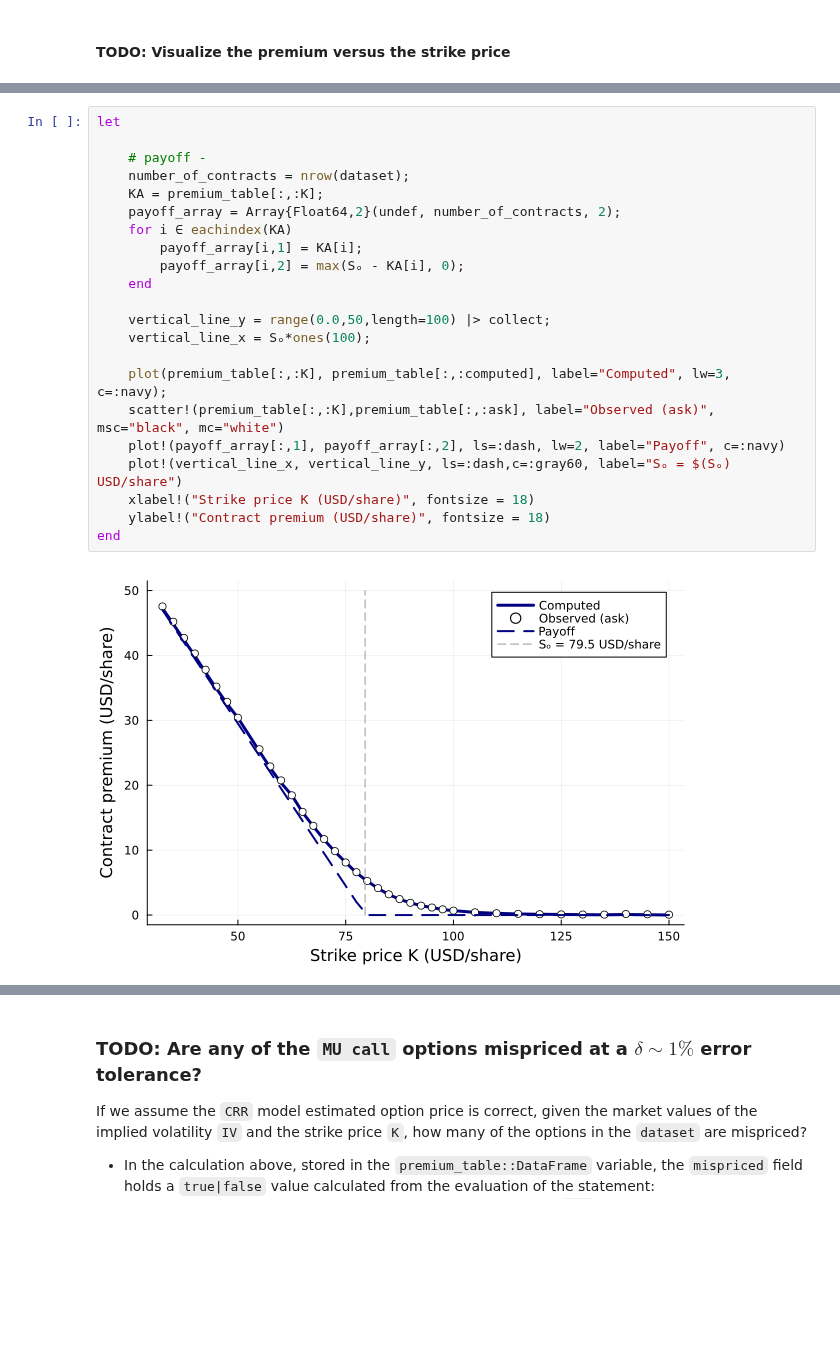
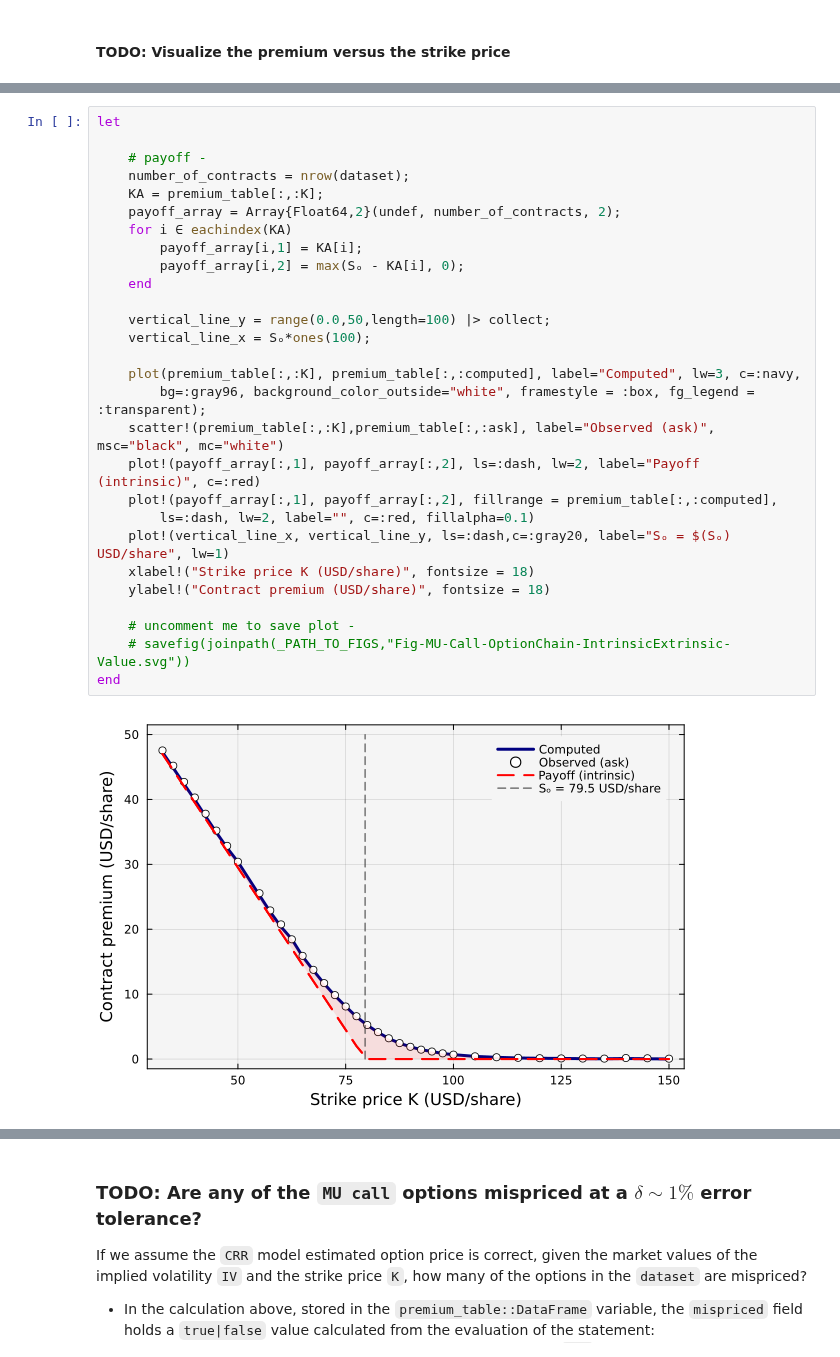
Before and after one commit to varnerlab/CHEME-5660-CourseRepository-Fall-2024, a Jupyter notebook: lectures/week-10/L10b/CHEME-5660-L10b-CRR-Call-Chain-Fall-2024-Project.ipynb, the cells around one changed output, grey strips where cells are left out. Saved outputs shown, nothing was run; the diff lists cells and outputs as text; blank space fills up the shorter version.

```diff
--- a/lectures/week-10/L10b/CHEME-5660-L10b-CRR-Call-Chain-Fall-2024-Project.ipynb
+++ b/lectures/week-10/L10b/CHEME-5660-L10b-CRR-Call-Chain-Fall-2024-Project.ipynb
@@ -122,24 +124,30 @@ end
 # %%
 let
 
     # payoff -
     number_of_contracts = nrow(dataset);
     KA = premium_table[:,:K];
     payoff_array = Array{Float64,2}(undef, number_of_contracts, 2);
     for i ∈ eachindex(KA)
         payoff_array[i,1] = KA[i];
         payoff_array[i,2] = max(Sₒ - KA[i], 0);
     end
 
     vertical_line_y = range(0.0,50,length=100) |> collect;
     vertical_line_x = Sₒ*ones(100);
 
-    plot(premium_table[:,:K], premium_table[:,:computed], label="Computed", lw=3, c=:navy);
+    plot(premium_table[:,:K], premium_table[:,:computed], label="Computed", lw=3, c=:navy,
+        bg=:gray96, background_color_outside="white", framestyle = :box, fg_legend = :transparent);
     scatter!(premium_table[:,:K],premium_table[:,:ask], label="Observed (ask)", msc="black", mc="white")
-    plot!(payoff_array[:,1], payoff_array[:,2], ls=:dash, lw=2, label="Payoff", c=:navy)
-    plot!(vertical_line_x, vertical_line_y, ls=:dash,c=:gray60, label="Sₒ = $(Sₒ) USD/share")
+    plot!(payoff_array[:,1], payoff_array[:,2], ls=:dash, lw=2, label="Payoff (intrinsic)", c=:red)
+    plot!(payoff_array[:,1], payoff_array[:,2], fillrange = premium_table[:,:computed],
+        ls=:dash, lw=2, label="", c=:red, fillalpha=0.1)
+    plot!(vertical_line_x, vertical_line_y, ls=:dash,c=:gray20, label="Sₒ = $(Sₒ) USD/share", lw=1)
     xlabel!("Strike price K (USD/share)", fontsize = 18)
     ylabel!("Contract premium (USD/share)", fontsize = 18)
+
+    # uncomment me to save plot -
+    # savefig(joinpath(_PATH_TO_FIGS,"Fig-MU-Call-OptionChain-IntrinsicExtrinsic-Value.svg"))
 end
 # %% [output]
-[figure, old version]
+[figure, new version]
```
Also changed, not shown: parts of 5 cells of this notebook, 4 other files.
